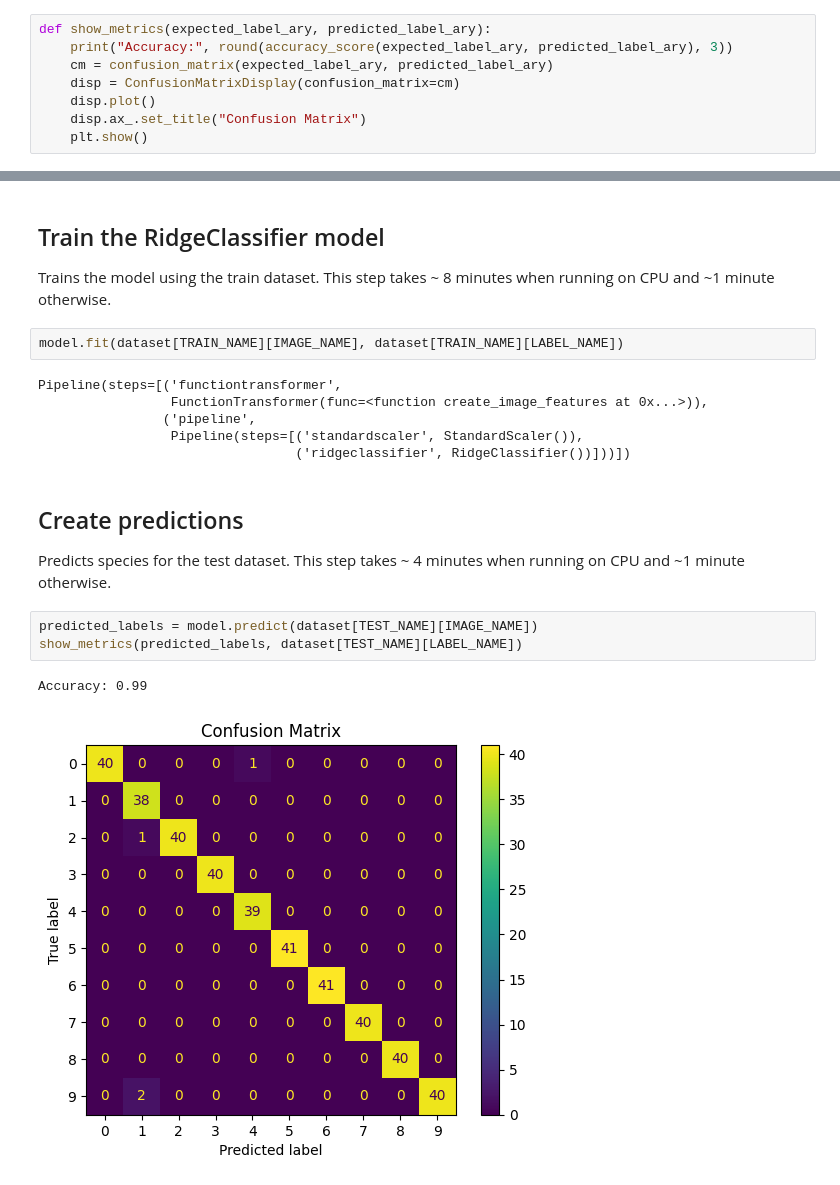
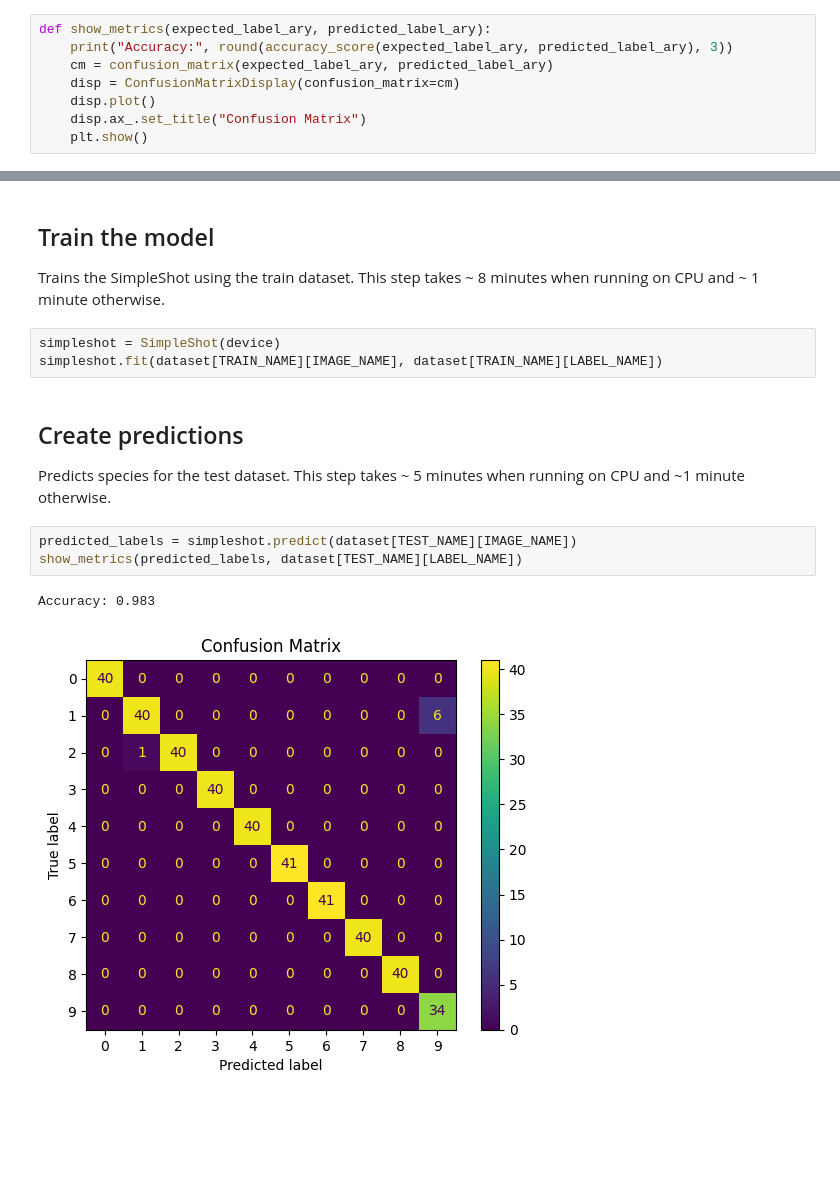
Before and after one commit to Imageomics/pybioclip, a Jupyter notebook: examples/FewShotSimpleShot.ipynb, the cells around one changed output, grey strips where cells are left out. Cells and saved outputs as stored; diff of their text form; blank space fills up the shorter version.

Commit message:
Update docs fine-tune -> lightweight classifiers
Fixes #123

```diff
--- a/examples/FineTuneRidgeClassifier.ipynb
+++ b/examples/FewShotSimpleShot.ipynb
@@ -126,21 +149,16 @@ model = sklearn.pipeline.make_pipeline(
 # %% [markdown]
-## Train the RidgeClassifier model
-Trains the model using the train dataset. This step takes ~ 8 minutes when running on CPU and ~1 minute otherwise.
+## Train the model
+Trains the SimpleShot using the train dataset. This step takes ~ 8 minutes when running on CPU and ~ 1 minute otherwise.
-# %%
-model.fit(dataset[TRAIN_NAME][IMAGE_NAME], dataset[TRAIN_NAME][LABEL_NAME])
-# %% [output]
-Pipeline(steps=[('functiontransformer',
-                 FunctionTransformer(func=<function create_image_features at 0x...>)),
-                ('pipeline',
-                 Pipeline(steps=[('standardscaler', StandardScaler()),
-                                 ('ridgeclassifier', RidgeClassifier())]))])
+# %%
+simpleshot = SimpleShot(device)
+simpleshot.fit(dataset[TRAIN_NAME][IMAGE_NAME], dataset[TRAIN_NAME][LABEL_NAME])
 # %% [markdown]
 ## Create predictions
-Predicts species for the test dataset. This step takes ~ 4 minutes when running on CPU and ~1 minute otherwise.
+Predicts species for the test dataset. This step takes ~ 5 minutes when running on CPU and ~1 minute otherwise.
 # %%
-predicted_labels = model.predict(dataset[TEST_NAME][IMAGE_NAME])
+predicted_labels = simpleshot.predict(dataset[TEST_NAME][IMAGE_NAME])
 show_metrics(predicted_labels, dataset[TEST_NAME][LABEL_NAME])
 # %% [output]
-Accuracy: 0.99
+Accuracy: 0.983
-[figure, old version]
+[figure, new version]
 # %% [markdown]
```
Also changed, not shown: parts of 9 cells of this notebook, 4 other files.
